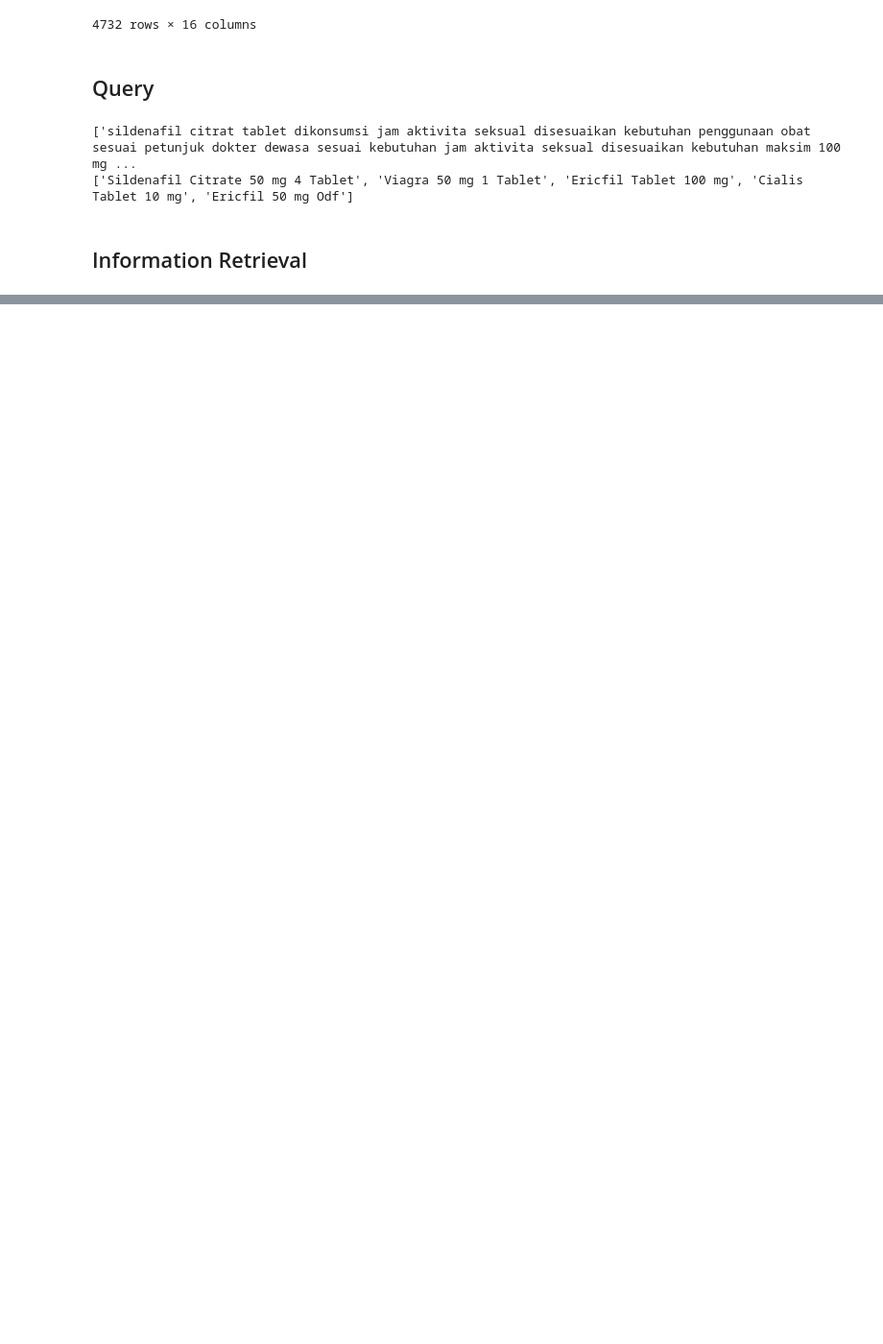
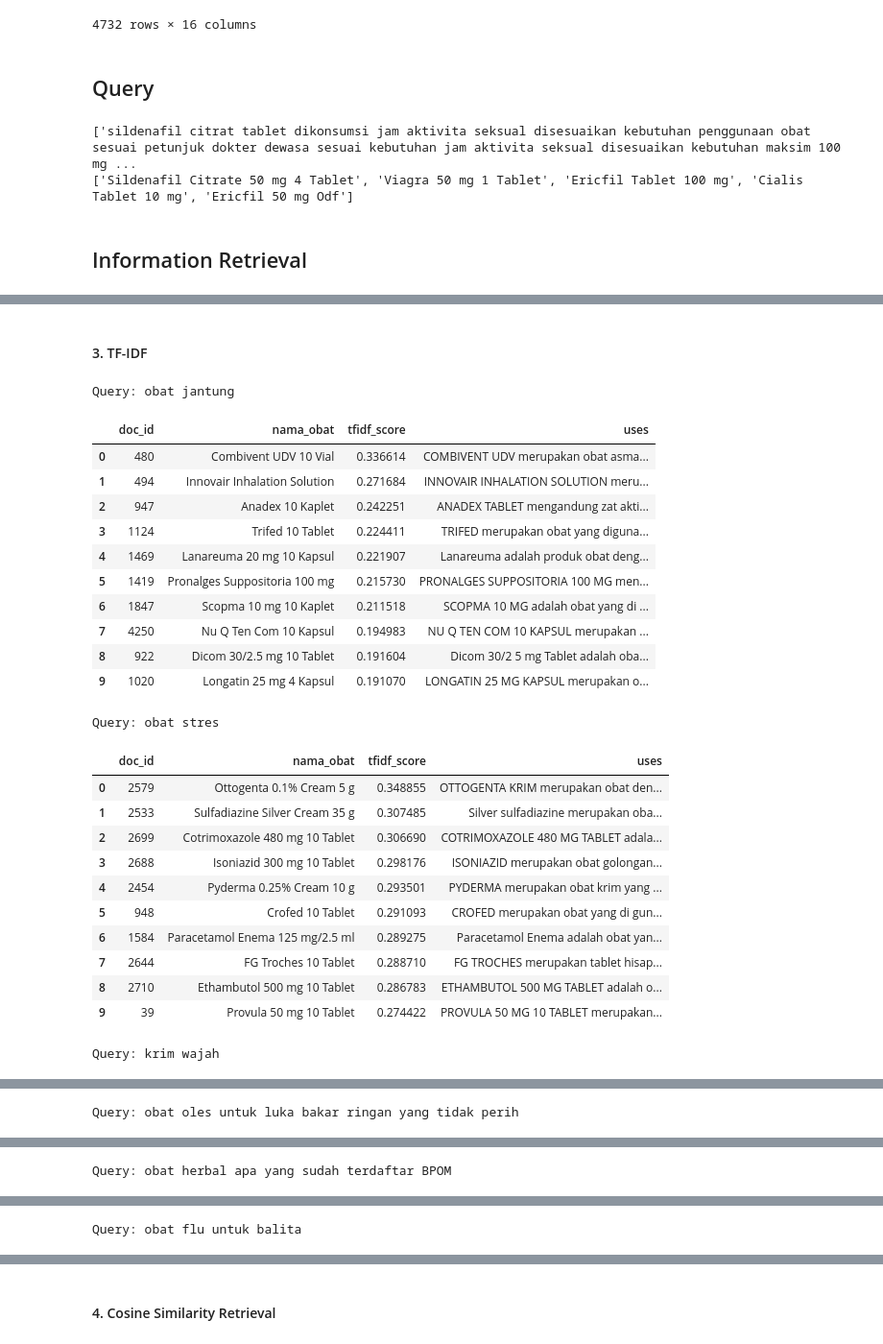
Before and after one commit to harvestwalukow/unair, a Jupyter notebook: SEMESTER 5/NLP/ir/notebook.ipynb, the cells around one changed output, grey strips where cells are left out. Shown: that part at 96% size. Saved outputs shown, nothing was run; the diff lists cells and outputs as text; code cells hidden in the pictures; blank space fills up the shorter version.

```diff
--- a/SEMESTER 5/NLP/ir/notebook.ipynb
+++ b/SEMESTER 5/NLP/ir/notebook.ipynb
@@ -116,0 +206,11 @@ query_panjang_prepro = [preprocessing(q) for q in query_panjang]
+# %%
+# ir
+for i, query in enumerate(query_pendek_prepro):
+    print(f"Query: {query_pendek[i]}")
+    results = jaccard(query, corpus)
+    display(results.head())
+
+for i, query in enumerate(query_panjang_prepro):
+    print(f"Query: {query_panjang[i]}")
+    results = jaccard(query, corpus)
+    display(results.head())
@@ -116,0 +260,61 @@ query_panjang_prepro = [preprocessing(q) for q in query_panjang]
+# %% [markdown]
+#### 3. TF-IDF
+# %%
+tfidf_vectorizer = TfidfVectorizer(
+    max_features = 5000,
+    min_df=2,
+    max_df=0.8,
+    ngram_range=(1, 2)
+)
+tfidf_matrix = tfidf_vectorizer.fit_transform(corpus)
+
+def tfidf_retrieval(query, documents, vectorizer, matrix):
+    query_vector = vectorizer.transform([query])
+    similarities = cosine_similarity(query_vector, matrix).flatten()
+    results = []
+    for i, sim in enumerate(similarities):
+        if sim > 0:
+            results.append({
+                'doc_id': i,
+                'nama_obat': nama_obat[i],
+                'tfidf_score': sim,
+                'uses': df['uses'][i]
+            })
+    results.sort(key=lambda x: x['tfidf_score'], reverse=True)
+    return pd.DataFrame(results)
+# %%
+# ir
+for i, query in enumerate(query_pendek_prepro):
+    print(f"Query: {query_pendek[i]}")
+    results = tfidf_retrieval(query, corpus, tfidf_vectorizer, tfidf_matrix)
+    display(results.head(10))
+for i, query in enumerate(query_panjang_prepro):
+    print(f"Query: {query_panjang[i]}")
+    results = tfidf_retrieval(query, corpus, tfidf_vectorizer, tfidf_matrix)
+    display(results.head(10))
+# %% [output]
+Query: obat jantung
+|  | doc_id | nama_obat | tfidf_score | uses |
+| 0 | 480 | Combivent UDV 10 Vial | 0.336614 | COMBIVENT UDV merupakan obat asma... |
+| 1 | 494 | Innovair Inhalation Solution | 0.271684 | INNOVAIR INHALATION SOLUTION meru... |
+| 2 | 947 | Anadex 10 Kaplet | 0.242251 | ANADEX TABLET mengandung zat akti... |
+| 3 | 1124 | Trifed 10 Tablet | 0.224411 | TRIFED merupakan obat yang diguna... |
+| 4 | 1469 | Lanareuma 20 mg 10 Kapsul | 0.221907 | Lanareuma adalah produk obat deng... |
+| 5 | 1419 | Pronalges Suppositoria 100 mg | 0.215730 | PRONALGES SUPPOSITORIA 100 MG men... |
+| 6 | 1847 | Scopma 10 mg 10 Kaplet | 0.211518 | SCOPMA 10 MG adalah obat yang di ... |
+| 7 | 4250 | Nu Q Ten Com 10 Kapsul | 0.194983 | NU Q TEN COM 10 KAPSUL merupakan ... |
+| 8 | 922 | Dicom 30/2.5 mg 10 Tablet | 0.191604 | Dicom 30/2 5 mg Tablet adalah oba... |
+| 9 | 1020 | Longatin 25 mg 4 Kapsul | 0.191070 | LONGATIN 25 MG KAPSUL merupakan o... |
+Query: obat stres
+|  | doc_id | nama_obat | tfidf_score | uses |
+| 0 | 2579 | Ottogenta 0.1% Cream 5 g | 0.348855 | OTTOGENTA KRIM merupakan obat den... |
+| 1 | 2533 | Sulfadiazine Silver Cream 35 g | 0.307485 | Silver sulfadiazine merupakan oba... |
+| 2 | 2699 | Cotrimoxazole 480 mg 10 Tablet | 0.306690 | COTRIMOXAZOLE 480 MG TABLET adala... |
+| 3 | 2688 | Isoniazid 300 mg 10 Tablet | 0.298176 | ISONIAZID merupakan obat golongan... |
+| 4 | 2454 | Pyderma 0.25% Cream 10 g | 0.293501 | PYDERMA merupakan obat krim yang ... |
+| 5 | 948 | Crofed 10 Tablet | 0.291093 | CROFED merupakan obat yang di gun... |
+| 6 | 1584 | Paracetamol Enema 125 mg/2.5 ml | 0.289275 | Paracetamol Enema adalah obat yan... |
+| 7 | 2644 | FG Troches 10 Tablet | 0.288710 | FG TROCHES merupakan tablet hisap... |
+| 8 | 2710 | Ethambutol 500 mg 10 Tablet | 0.286783 | ETHAMBUTOL 500 MG TABLET adalah o... |
+| 9 | 39 | Provula 50 mg 10 Tablet | 0.274422 | PROVULA 50 MG 10 TABLET merupakan... |
+Query: krim wajah
@@ -116,0 +332 @@ query_panjang_prepro = [preprocessing(q) for q in query_panjang]
+Query: obat oles untuk luka bakar ringan yang tidak perih
@@ -116,0 +344 @@ query_panjang_prepro = [preprocessing(q) for q in query_panjang]
+Query: obat herbal apa yang sudah terdaftar BPOM
@@ -116,0 +356 @@ query_panjang_prepro = [preprocessing(q) for q in query_panjang]
+Query: obat flu untuk balita
@@ -116,0 +368,2 @@ query_panjang_prepro = [preprocessing(q) for q in query_panjang]
+# %% [markdown]
+#### 4. Cosine Similarity Retrieval
```
Also changed, not shown: parts of 9 cells of this notebook.
